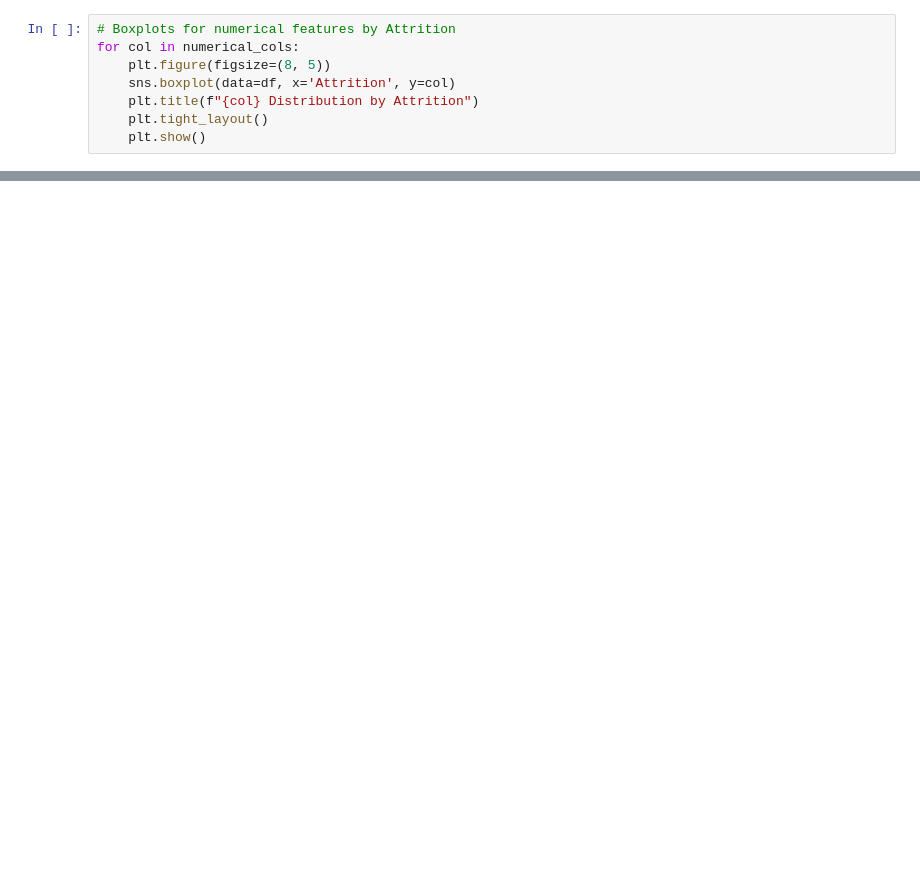
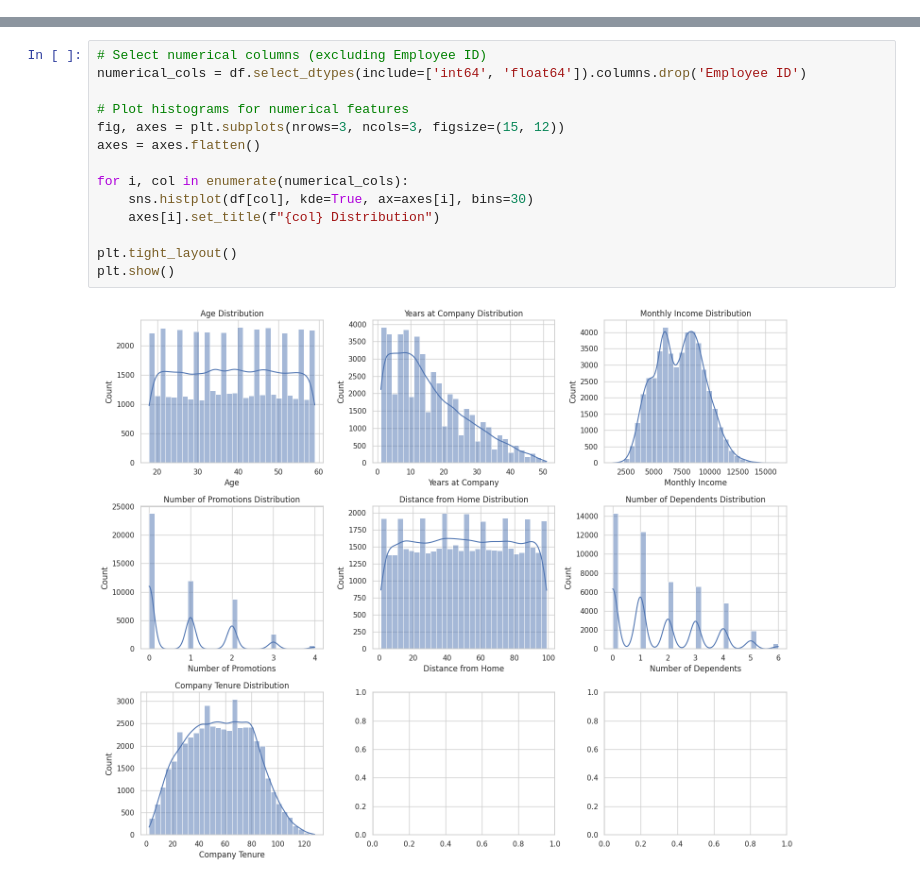
Before and after one commit to Kvnhooman/Employee-Attrition-Prediction_AAI-501, a Jupyter notebook: visualizations.ipynb, the cells around one changed output, grey strips where cells are left out. Saved outputs shown, nothing was run; the diff lists cells and outputs as text; blank space fills up the shorter version.

```diff
--- a/visualizations.ipynb
+++ b/visualizations.ipynb
@@ -73,8 +23,0 @@ for col in categorical_cols:
-# %%
-# Boxplots for numerical features by Attrition
-for col in numerical_cols:
-    plt.figure(figsize=(8, 5))
-    sns.boxplot(data=df, x='Attrition', y=col)
-    plt.title(f"{col} Distribution by Attrition")
-    plt.tight_layout()
-    plt.show()
@@ -100 +41,17 @@ if not top_corr.empty:
+# %%
+# Select numerical columns (excluding Employee ID)
+numerical_cols = df.select_dtypes(include=['int64', 'float64']).columns.drop('Employee ID')
+
+# Plot histograms for numerical features
+fig, axes = plt.subplots(nrows=3, ncols=3, figsize=(15, 12))
+axes = axes.flatten()
+
+for i, col in enumerate(numerical_cols):
+    sns.histplot(df[col], kde=True, ax=axes[i], bins=30)
+    axes[i].set_title(f"{col} Distribution")
+
+plt.tight_layout()
+plt.show()
+# %% [output]
+[figure, added]
 # %%
```
Also changed, not shown: parts of 10 cells of this notebook, 2 other files.
